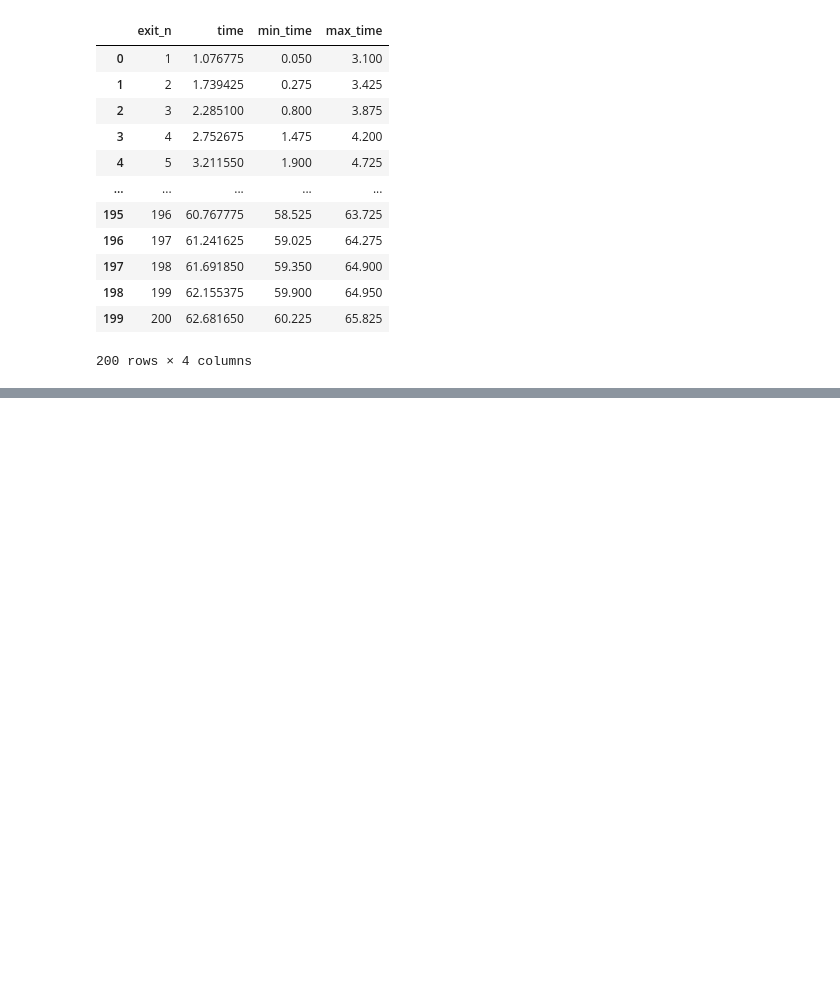
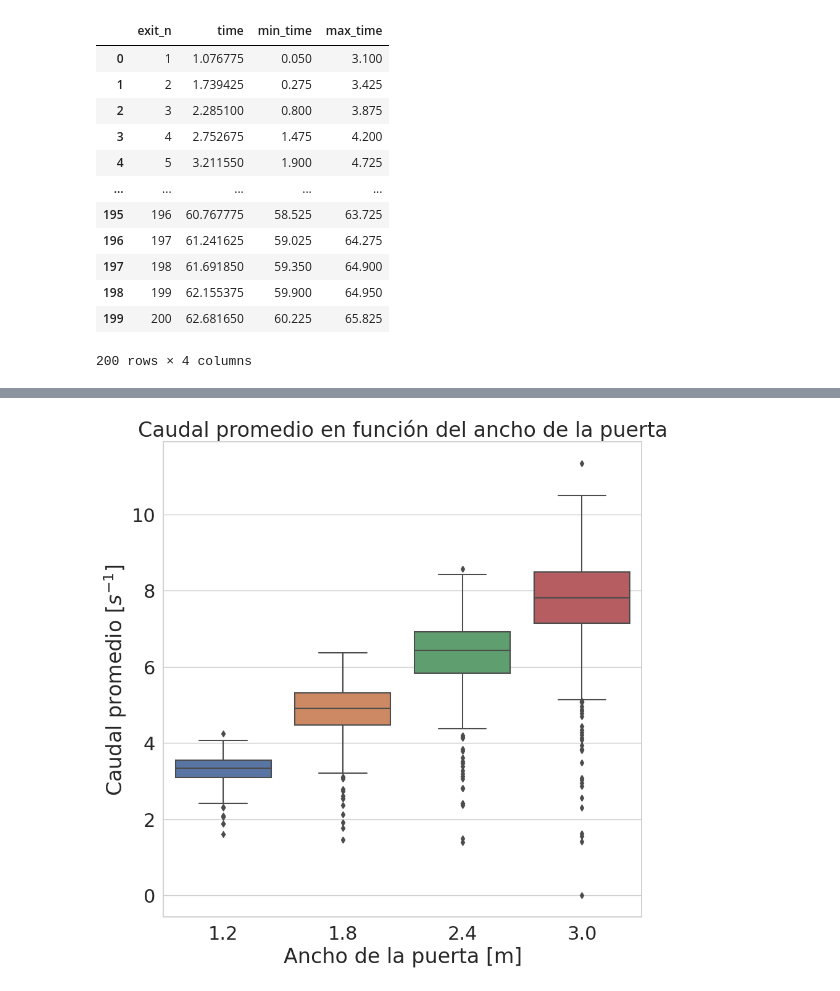
Before and after one commit to lvittor/ss, a Jupyter notebook: notebooks/tp5.ipynb, the cells around one changed output, grey strips where cells are left out. Saved outputs shown, nothing was run; the diff lists cells and outputs as text; code cells hidden in the pictures; blank space fills up the shorter version.

```diff
--- a/notebooks/tp5.ipynb
+++ b/notebooks/tp5.ipynb
@@ -298,19 +343,18 @@ plt.show()
 # %%
 # Ajustar los datos para que el caudal sea siempre positivo
 adjusted_data = np.maximum(mean_simulation_b['Q'], 0)
 
 # Crear el boxplot utilizando Seaborn
 sns.boxplot(x='d', y=adjusted_data, data=mean_simulation_b)
-
-# Agregar la regresión lineal a los valores medios
-sns.regplot(x='d', y='Q', data=mean_simulation_b.groupby('d')['Q'].mean().reset_index(), scatter=True)
 
 # Configurar las etiquetas del gráfico
 plt.xlabel('Ancho de la puerta [m]')
 plt.ylabel('Caudal promedio [$s^{-1}$]')
 plt.title('Caudal promedio en función del ancho de la puerta')
 
 # plt.ylim(-1, 25)
 
 # Mostrar el gráfico
 plt.show()
+# %% [output]
+[figure, added]
```
Also changed, not shown: parts of 13 cells of this notebook.
